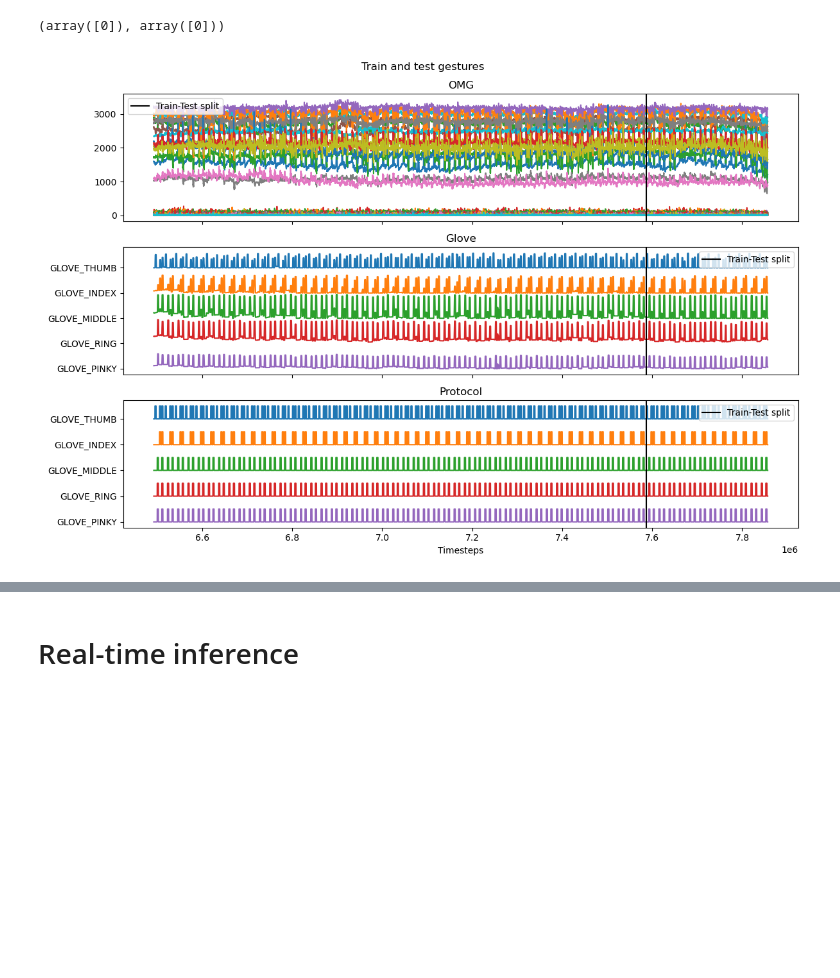
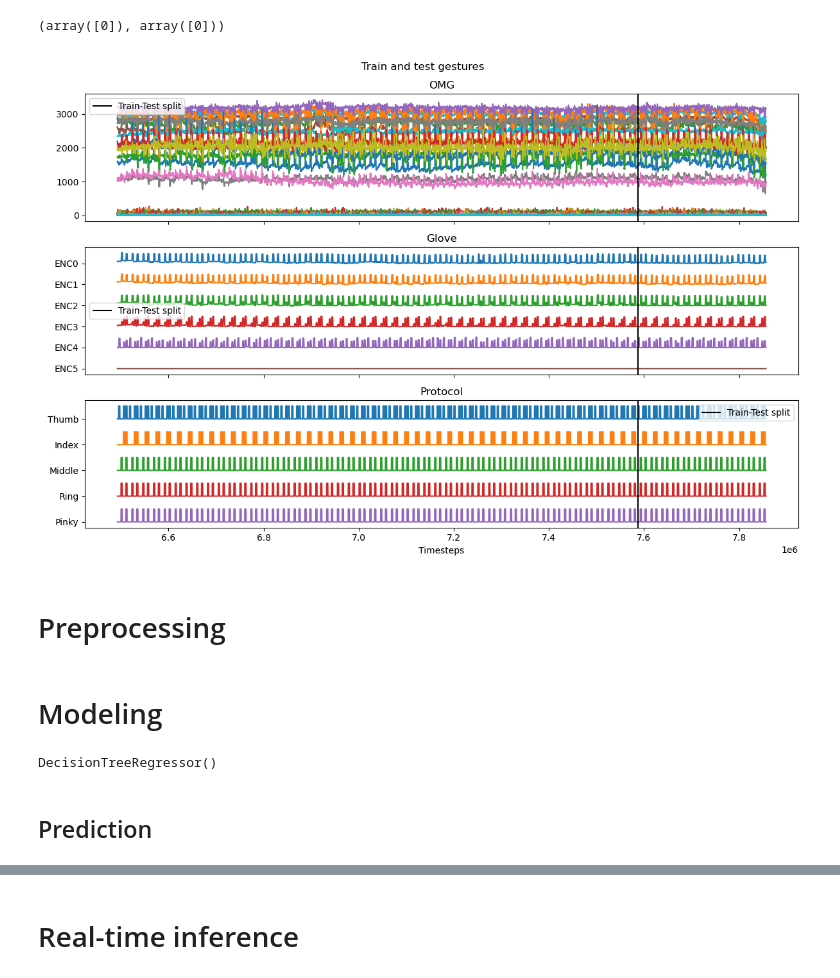
Before and after one commit to MaxBalashov/motorica-x-skillfactory-internship, a Jupyter notebook: Sprint 1/Read data and Inference.ipynb, the cells around one changed output, grey strips where cells are left out. Saved outputs shown, nothing was run; the diff lists cells and outputs as text; code cells hidden in the pictures; blank space fills up the shorter version.

```diff
--- a/Sprint 1/Read data and Inference.ipynb
+++ b/Sprint 1/Read data and Inference.ipynb
@@ -11,0 +48,16 @@ GLOVE_CH = ['GLOVE_THUMB', 'GLOVE_INDEX', 'GLOVE_MIDDLE', 'GLOVE_RING', 'GLOVE_P
+# %%
+OMG_CH = [str(i) for i in range(50)]
+
+ACC_CH = ['ACC0', 'ACC1', 'ACC2']
+GYR_CH = ['GYR0', 'GYR1', 'GYR2']
+# ENC_CH = ['ENC0', 'ENC1', 'ENC2', 'ENC3', 'ENC4', 'ENC5']
+GLOVE_CH = ['ENC0', 'ENC1', 'ENC2', 'ENC3', 'ENC4', 'ENC5']
+BUTTON_SYNC_TS_CH = ['BUTTON', 'SYNC', 'ts']
+
+assert len(OMG_CH)+len(ACC_CH)+len(GYR_CH)+len(GLOVE_CH)+len(BUTTON_SYNC_TS_CH) == free_movements.shape[-1]
+
+print(f"OMG_CH: {list(OMG_CH)}")
+print(f"ACC_CH: {list(ACC_CH)}")
+print(f"GYR_CH: {list(GYR_CH)}")
+print(f"GLOVE_CH: {list(GLOVE_CH)}")
+print(f"BUTTON_SYNC_TS_CH: {list(BUTTON_SYNC_TS_CH)}")
@@ -63,14 +142,14 @@ plt.title('OMG')
 plt.legend()
 
 plt.sca(axx[1])
-plot_train = plt.plot(gestures_train['ts'].values, gestures_train[GLOVE_CH].values - np.arange(len(GLOVE_CH)) * 1000)
-plot_test = plt.plot(gestures_test['ts'].values, gestures_test[GLOVE_CH].values - np.arange(len(GLOVE_CH)) * 1000)
+plot_train = plt.plot(gestures_train['ts'].values, gestures_train[GLOVE_CH].values - np.arange(len(GLOVE_CH)) * 100)
+plot_test = plt.plot(gestures_test['ts'].values, gestures_test[GLOVE_CH].values - np.arange(len(GLOVE_CH)) * 100)
 for p_train, p_test in zip(plot_train, plot_test):
     p_test.set_color(p_train.get_color())
 plt.axvline(gestures_train['ts'].values[-1], color='k', label='Train-Test split')
-plt.yticks(-np.arange(len(GLOVE_CH)) * 1000, GLOVE_CH)
+plt.yticks(-np.arange(len(GLOVE_CH)) * 100, GLOVE_CH)
 plt.legend()
-plt.title('Glove')
+plt.title('Fingers')
 plt.xlabel('Timesteps')
 
 plt.suptitle('Train and test gestures')
@@ -122,37 +201,57 @@ plot_test = plt.plot(gestures_test_ext['ts'].values, gestures_test_ext[OMG_CH].v
 for p_train, p_test in zip(plot_train, plot_test):
     p_test.set_color(p_train.get_color())
 plt.axvline(gestures_train_ext['ts'].values[-1], color='k', label='Train-Test split')
 plt.legend()
 plt.title('OMG')
 
 plt.sca(axx[1])
-plot_train = plt.plot(gestures_train_ext['ts'].values, gestures_train_ext[GLOVE_CH].values - np.arange(len(GLOVE_CH)) * 1000)
-plot_test = plt.plot(gestures_test_ext['ts'].values, gestures_test_ext[GLOVE_CH].values - np.arange(len(GLOVE_CH)) * 1000)
+plot_train = plt.plot(gestures_train_ext['ts'].values, gestures_train_ext[GLOVE_CH].values - np.arange(len(GLOVE_CH)) * 200)
+plot_test = plt.plot(gestures_test_ext['ts'].values, gestures_test_ext[GLOVE_CH].values - np.arange(len(GLOVE_CH)) * 200)
 for p_train, p_test in zip(plot_train, plot_test):
     p_test.set_color(p_train.get_color())
-plt.yticks(-np.arange(len(GLOVE_CH)) * 1000, GLOVE_CH)
+plt.yticks(-np.arange(len(GLOVE_CH)) * 200, GLOVE_CH)
 plt.axvline(gestures_train_ext['ts'].values[-1], color='k', label='Train-Test split')
 plt.legend()
 plt.title('Glove')
 
 plt.sca(axx[2])
+
 plot_train = plt.plot(
     gestures_train_ext['ts'].values,
-    gestures_train_ext[['Thumb', 'Index', 'Middle', 'Ring', 'Pinky']].values - np.arange(len(GLOVE_CH)) * 200
+    gestures_train_ext[['Thumb', 'Index', 'Middle', 'Ring', 'Pinky']].values - np.arange(5) * 200
 )
+
 plot_test = plt.plot(
     gestures_test_ext['ts'].values,
-    gestures_test_ext[['Thumb', 'Index', 'Middle', 'Ring', 'Pinky']].values - np.arange(len(GLOVE_CH)) * 200
+    gestures_test_ext[['Thumb', 'Index', 'Middle', 'Ring', 'Pinky']].values - np.arange(5) * 200
 )
+
 for p_train, p_test in zip(plot_train, plot_test):
     p_test.set_color(p_train.get_color())
-plt.yticks(-np.arange(len(GLOVE_CH)) * 200, GLOVE_CH)
+plt.yticks(-np.arange(5) * 200, ['Thumb', 'Index', 'Middle', 'Ring', 'Pinky'])
 plt.axvline(gestures_train_ext['ts'].values[-1], color='k', label='Train-Test split')
 plt.legend()
 plt.xlabel('Timesteps')
 plt.title('Protocol')
 
 plt.suptitle('Train and test gestures')
 plt.tight_layout()
 # %% [output]
-[figure, old version]
+[figure, new version]
+# %% [markdown]
+# Preprocessing
+# %% [markdown]
+# Modeling
+# %%
+from sklearn.tree import DecisionTreeRegressor
+
+model = DecisionTreeRegressor()
+
+model.fit(
+    X=gestures_train[OMG_CH].values,
+    y=gestures_train[GLOVE_CH].values
+)
+# %% [output]
+DecisionTreeRegressor()
+# %% [markdown]
+## Prediction
```
Also changed, not shown: parts of 35 cells of this notebook, 3 other files.
